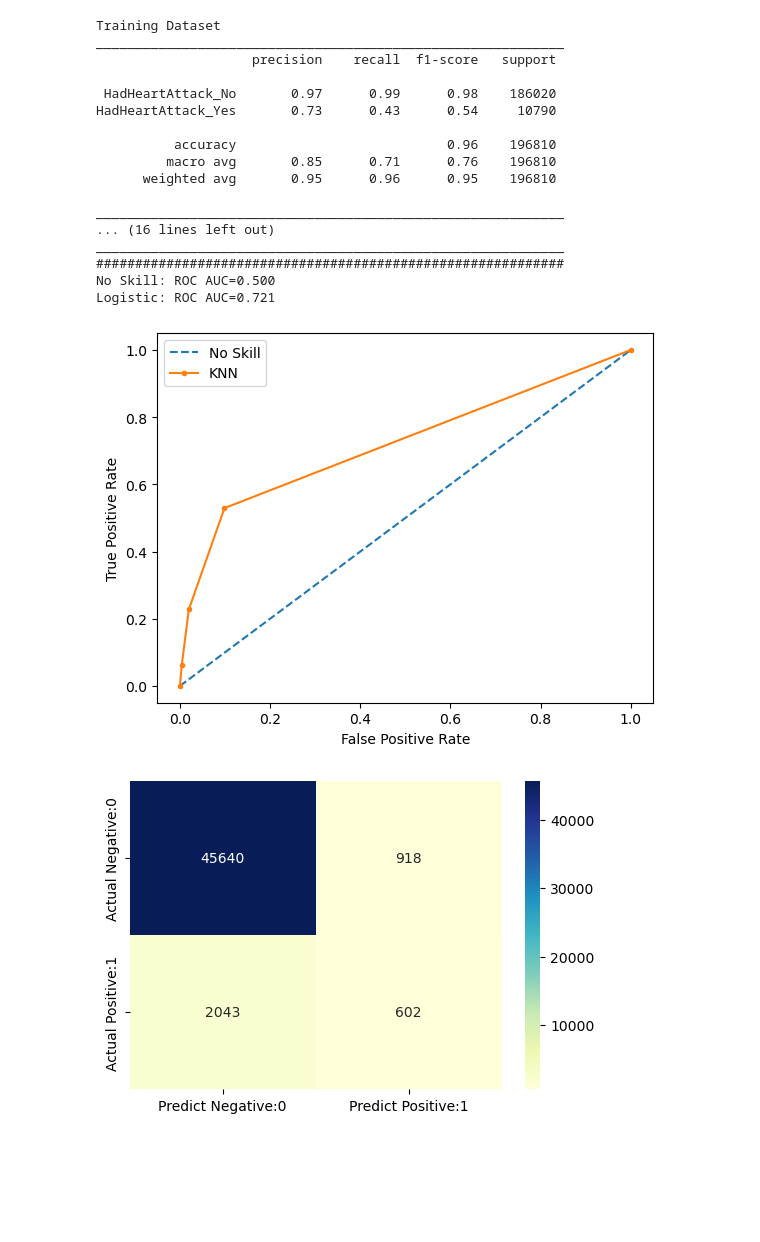
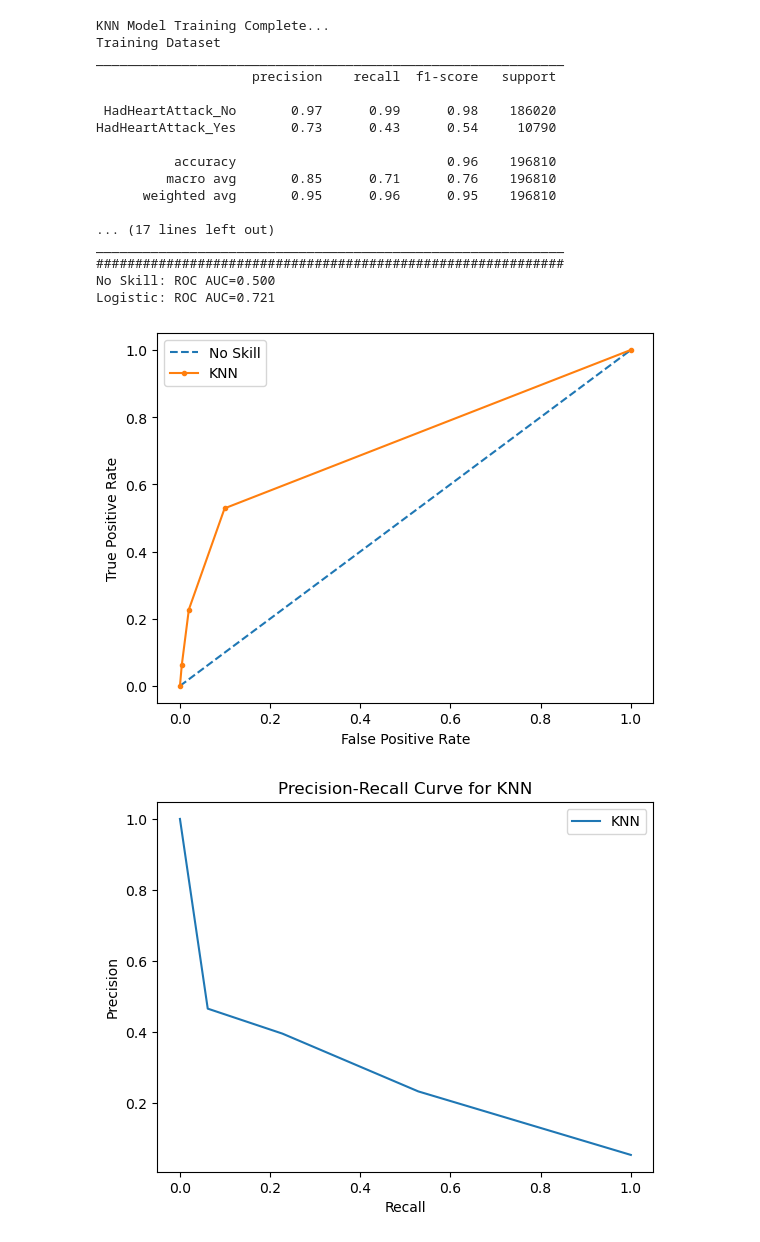
Before and after one commit to LiuRuohui/COMP7103_DataMining, a Jupyter notebook: knn.ipynb, the cells around one changed output. Saved outputs shown, nothing was run; the diff lists cells and outputs as text; code cells hidden in the pictures; blank space fills up the shorter version.

Commit message:
add the RC curve

```diff
--- a/knn.ipynb
+++ b/knn.ipynb
@@ -105,6 +105,20 @@ def plot_roc(model, X_test, y_test):
     plt.ylabel('True Positive Rate')
     plt.legend()
     plt.show()
+# %%
+# 绘制 PR 曲线
+def plot_pr_curve(model, X_test, y_test, model_name):
+    if hasattr(model, "predict_proba"):
+        y_scores = model.predict_proba(X_test)[:, 1]
+    else:
+        y_scores = model.decision_function(X_test)
+    precision, recall, thresholds = precision_recall_curve(y_test, y_scores)
+    plt.plot(recall, precision, label=f"{model_name}")
+    plt.xlabel("Recall")
+    plt.ylabel("Precision")
+    plt.title(f"Precision-Recall Curve for {model_name}")
+    plt.legend()
+    plt.show()
 # %%
 def plot_cm(y_test, y_test_predict):
     cm = confusion_matrix(y_test, y_test_predict)
@@ -125,27 +139,28 @@ def bbc_train(X_train, y_train):
 # %%
 knn = knn_train(X_train, y_train)
 print(f"KNN Model Training Complete...")
 knn_train_predict, knn_test_predict = model_predict(knn, X_train, X_test)
 model_metrics(knn, X_train, y_train, X_test, y_test, knn_train_predict, knn_test_predict)
 plot_roc(knn, X_test, y_test)
+plot_pr_curve(knn, X_test, y_test, "KNN")
 plot_cm(y_test, knn_test_predict)
 # %% [output]
+KNN Model Training Complete...
 Training Dataset
 ____________________________________________________________
                     precision    recall  f1-score   support
 
  HadHeartAttack_No       0.97      0.99      0.98    186020
 HadHeartAttack_Yes       0.73      0.43      0.54     10790
 
           accuracy                           0.96    196810
          macro avg       0.85      0.71      0.76    196810
       weighted avg       0.95      0.96      0.95    196810
 
-____________________________________________________________
-... (16 lines left out)
+... (17 lines left out)
 ____________________________________________________________
 ############################################################
 No Skill: ROC AUC=0.500
 Logistic: ROC AUC=0.721
 [figure]
-[figure, old version]
+[figure, new version]
```
Also changed, not shown: parts of 4 cells of this notebook.
